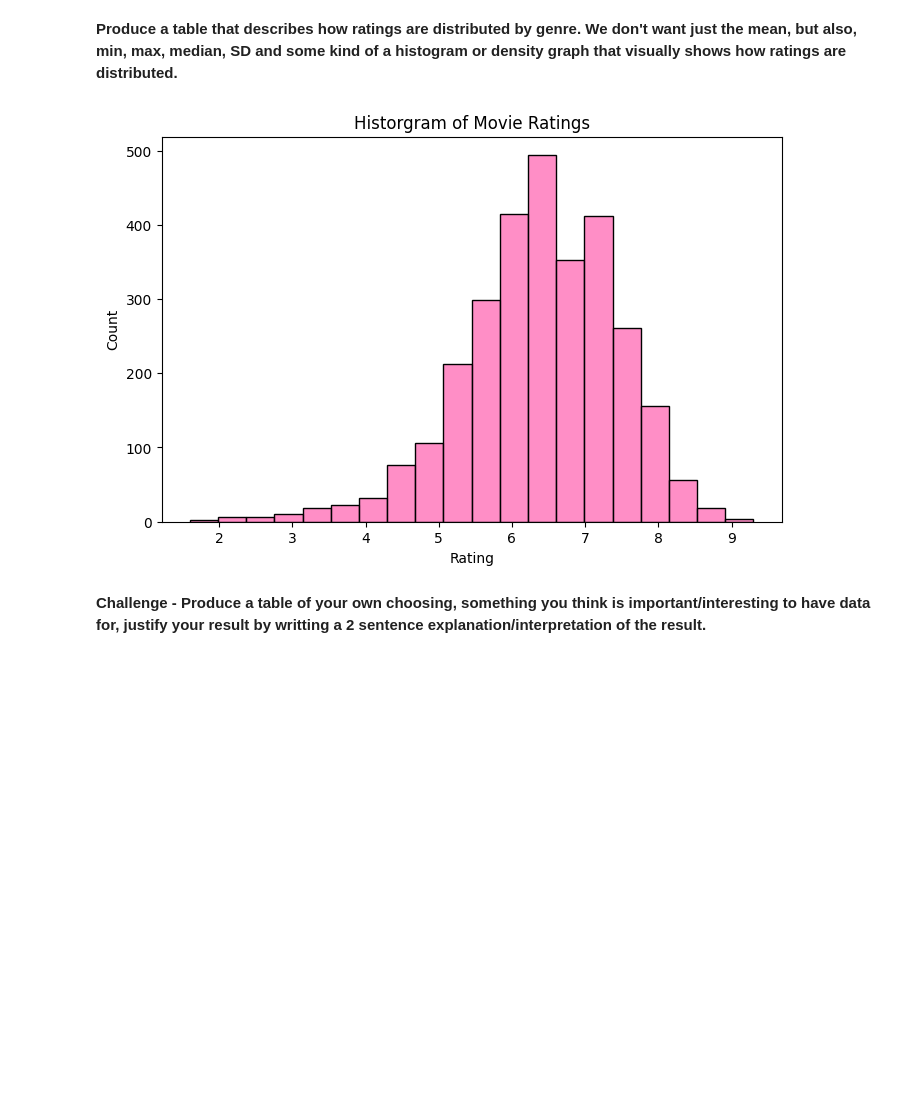
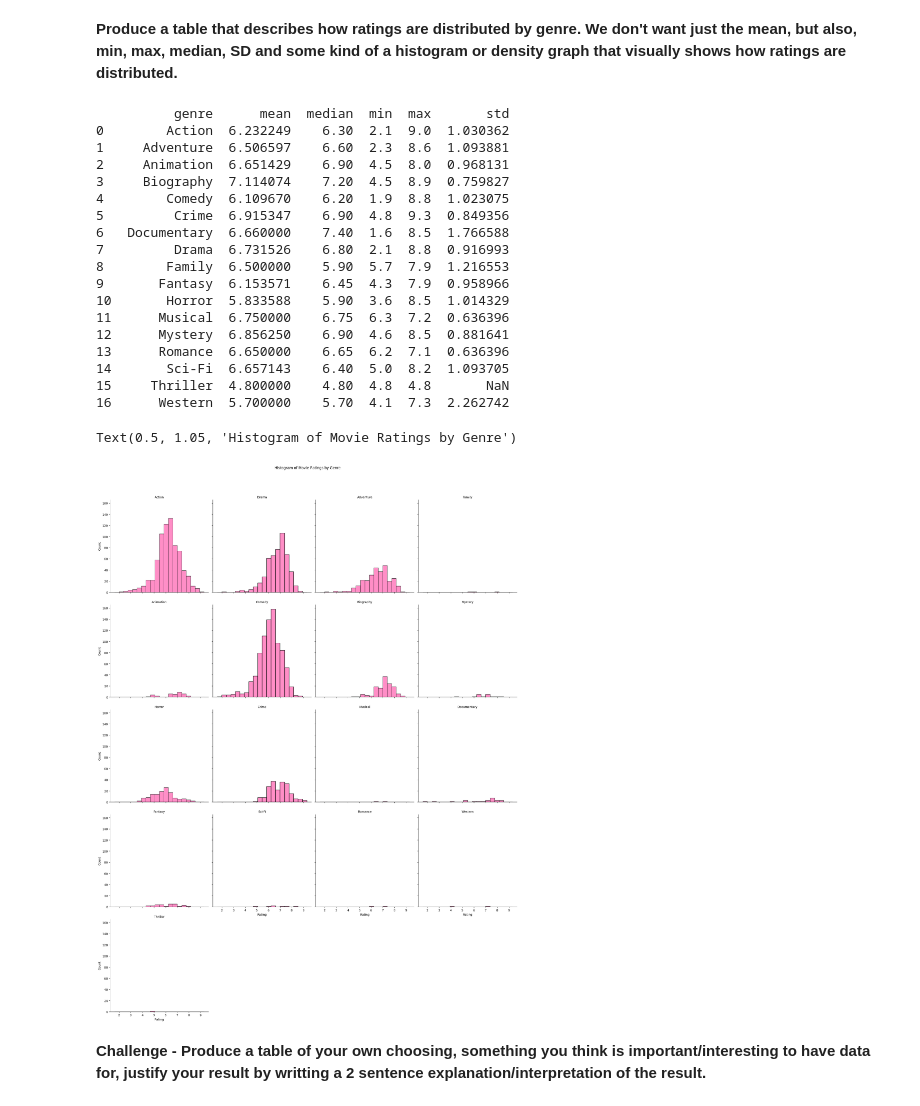
Before and after one commit to AnnaMariaReidel/Analytics-Through-Coding-AUT25-teaching, a Jupyter notebook: Session_2/Homework.ipynb, the cells around one changed output. Saved outputs shown, nothing was run; the diff lists cells and outputs as text; code cells hidden in the pictures; blank space fills up the shorter version.

```diff
--- a/Session_2/Homework.ipynb
+++ b/Session_2/Homework.ipynb
@@ -139,23 +139,41 @@ movies_top15_director
 **Produce a table that describes how ratings are distributed by genre. We don't want just the mean, but also, min, max, median, SD and some kind of a histogram or density graph that visually shows how ratings are distributed.**
 # %%
 ratings_by_genre = movies.groupby("genre")["rating"].agg(["mean", "median", "min", "max", "std"]).reset_index()
-ratings_by_genre
+print(ratings_by_genre)
 
-# create historgram for distribution of ratings
-plt.figure(figsize=(8,5))
-sns.histplot(
-    data = movies,
-    x = "rating",
-    bins = 20,
-    color = "hotpink"
+g = sns.displot(
+    data=movies,
+    x="rating",
+    col="genre",
+    col_wrap=4,
+    bins=20,
+    color="hotpink"
 )
 
-plt.title("Historgram of Movie Ratings")
-plt.xlabel("Rating")
-plt.ylabel("Count")
-plt.show()
+g.set_axis_labels("Rating", "Count")
+g.set_titles(col_template="{col_name}")
+g.fig.suptitle("Histogram of Movie Ratings by Genre", y=1.05)
 # %% [output]
+          genre      mean  median  min  max       std
+0        Action  6.232249    6.30  2.1  9.0  1.030362
+1     Adventure  6.506597    6.60  2.3  8.6  1.093881
+2     Animation  6.651429    6.90  4.5  8.0  0.968131
+3     Biography  7.114074    7.20  4.5  8.9  0.759827
+4        Comedy  6.109670    6.20  1.9  8.8  1.023075
+5         Crime  6.915347    6.90  4.8  9.3  0.849356
+6   Documentary  6.660000    7.40  1.6  8.5  1.766588
+7         Drama  6.731526    6.80  2.1  8.8  0.916993
+8        Family  6.500000    5.90  5.7  7.9  1.216553
+9       Fantasy  6.153571    6.45  4.3  7.9  0.958966
+10       Horror  5.833588    5.90  3.6  8.5  1.014329
+11      Musical  6.750000    6.75  6.3  7.2  0.636396
+12      Mystery  6.856250    6.90  4.6  8.5  0.881641
+13      Romance  6.650000    6.65  6.2  7.1  0.636396
+14       Sci-Fi  6.657143    6.40  5.0  8.2  1.093705
+15     Thriller  4.800000    4.80  4.8  4.8       NaN
+16      Western  5.700000    5.70  4.1  7.3  2.262742
+Text(0.5, 1.05, 'Histogram of Movie Ratings by Genre')
-[figure, old version]
+[figure, new version]
 # %% [markdown]
 **Challenge - Produce a table of your own choosing, something you think is important/interesting to have data for, justify your result by writting a 2 sentence explanation/interpretation of the result.**
 # %%
```
Also changed, not shown: parts of 3 cells of this notebook, 1 other file.
